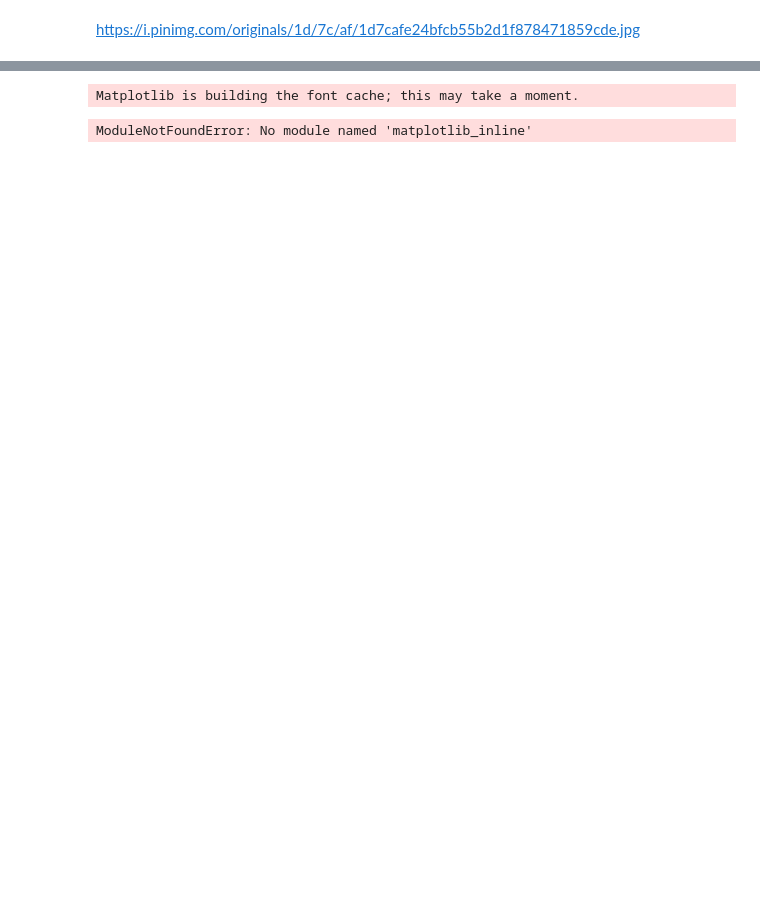
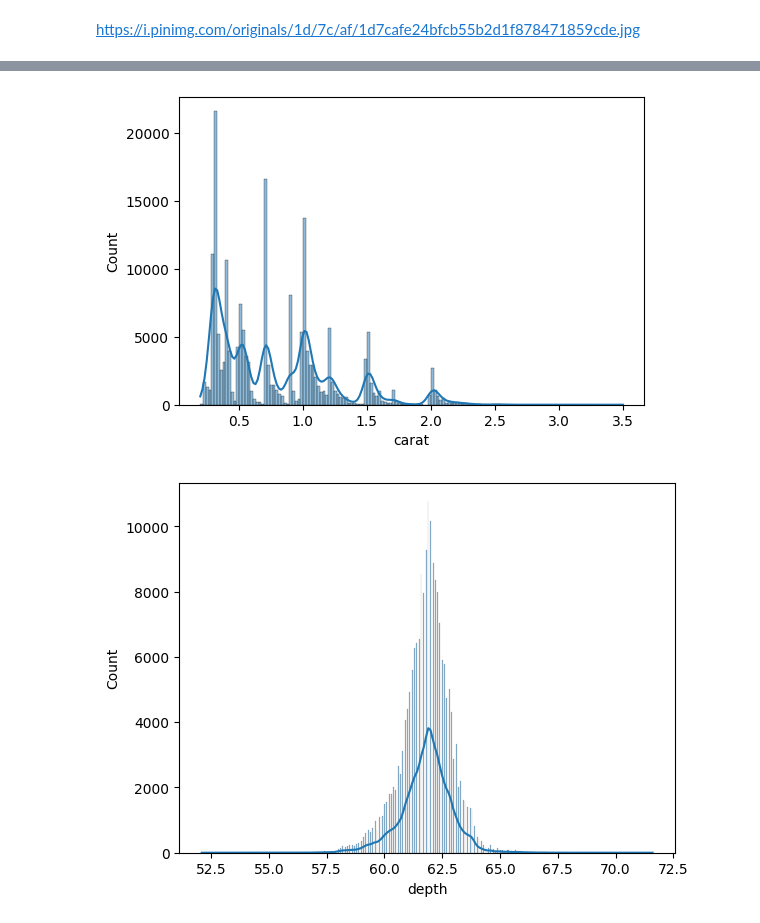
Before and after one commit to sakshicseng13/Newfsds, a Jupyter notebook: notebooks/research.ipynb, the cells around one changed output, grey strips where cells are left out. Cells and saved outputs as stored; diff of their text form; code cells hidden in the pictures; blank space fills up the shorter version.

```diff
--- a/notebooks/research.ipynb
+++ b/notebooks/research.ipynb
@@ -211,13 +187,13 @@ Error:
 # %%
 import seaborn as sns
 import matplotlib.pyplot as plt
 plt.figure(figsize=(6,4))
 
 
 for col in numdt:
-    sns.histplot(data=data,x=col,kde=True)
+    sns.histplot(data=dt,x=col,kde=True)
     print("\n")
     plt.show()
 # %% [output]
-Matplotlib is building the font cache; this may take a moment.
-ModuleNotFoundError: No module named 'matplotlib_inline'
+[figure, added]
+[figure, added]
```
Also changed, not shown: parts of 29 cells of this notebook.
